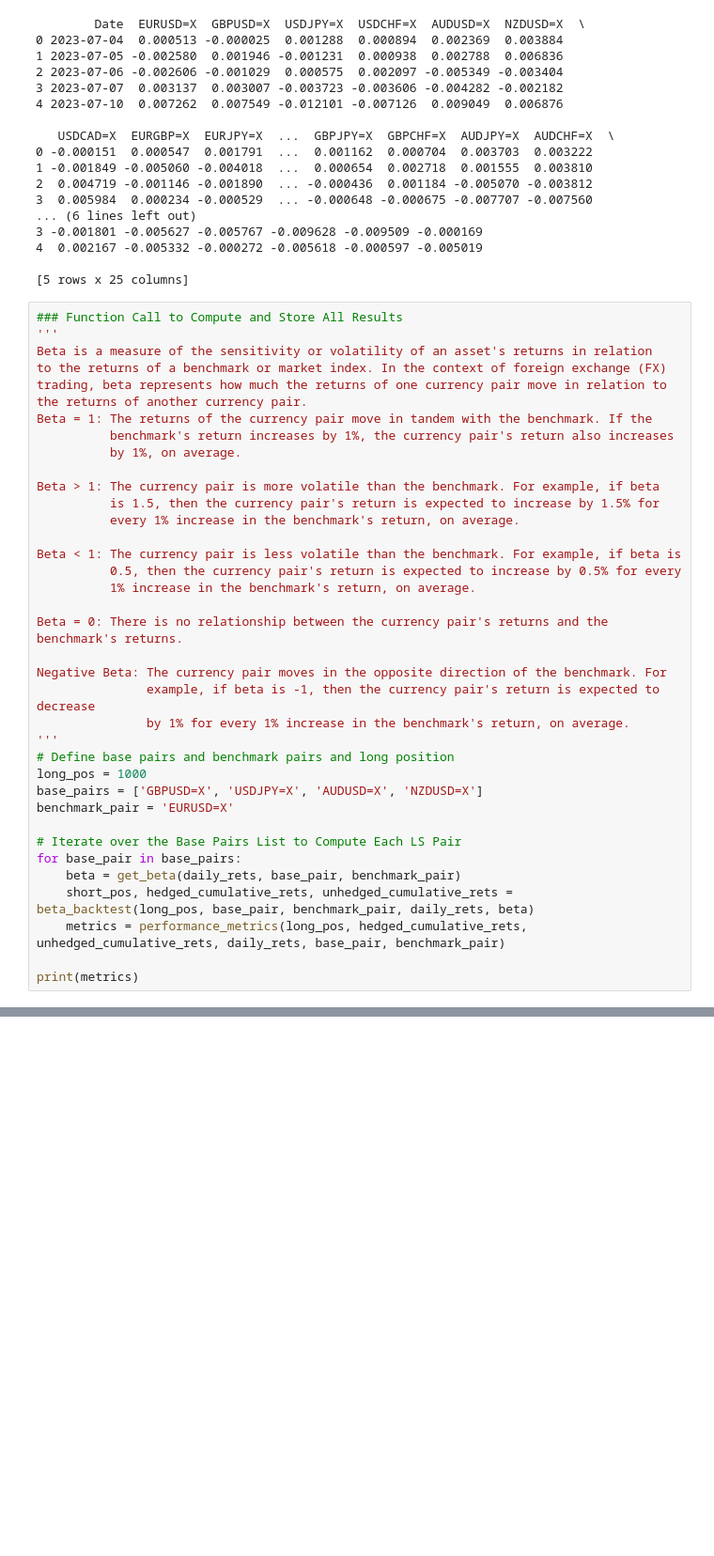
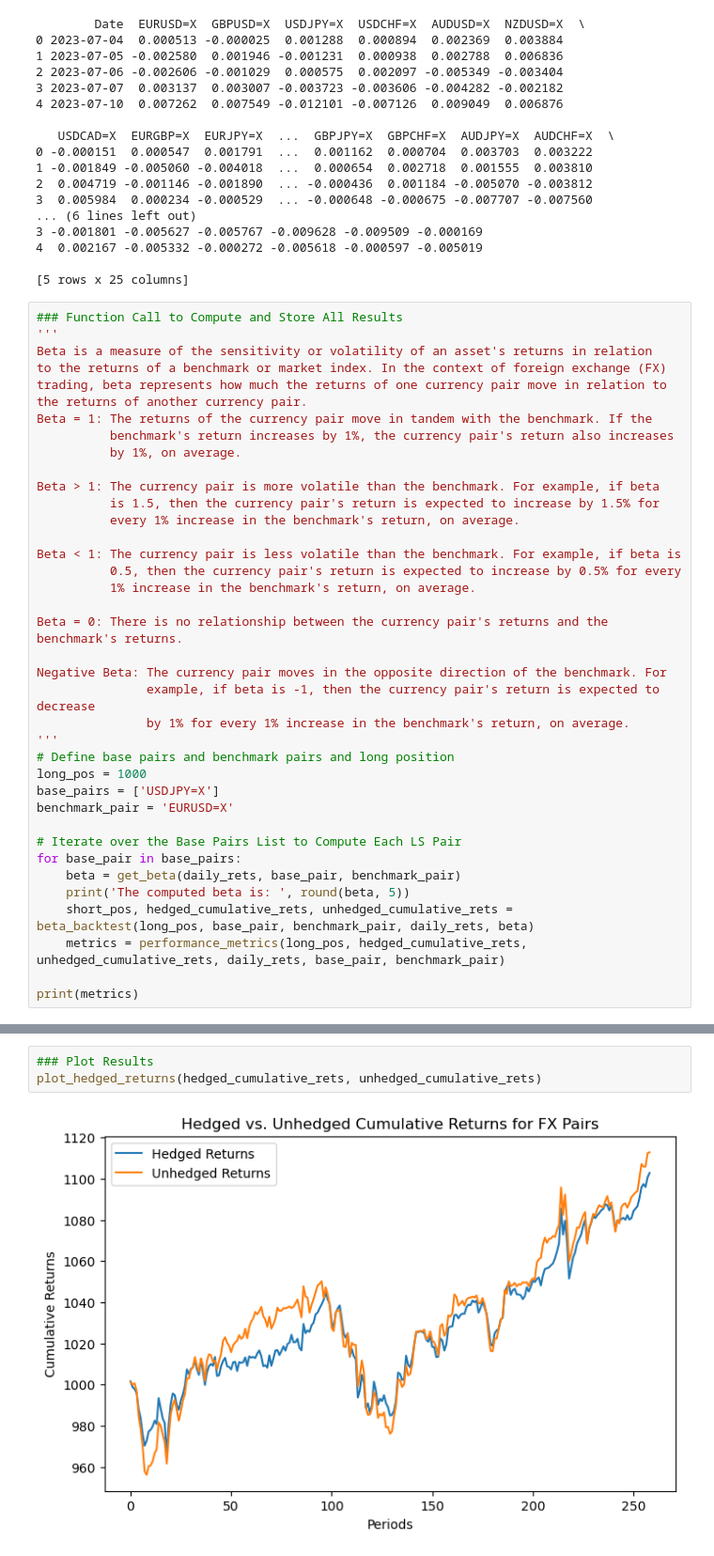
Before and after one commit to mburley127/FXHedging, a Jupyter notebook: FX_BetaHedge/BetaHedge.ipynb, the cells around one changed output, grey strips where cells are left out. Shown at 94% size. Drawn from its saved outputs; the diff is of its cells as text; blank space fills up the shorter version.

```diff
--- a/FX_BetaHedge/BetaHedge.ipynb
+++ b/FX_BetaHedge/BetaHedge.ipynb
@@ -87,12 +87,13 @@ Negative Beta: The currency pair moves in the opposite direction of the benchmar
 '''
 # Define base pairs and benchmark pairs and long position
 long_pos = 1000
-base_pairs = ['GBPUSD=X', 'USDJPY=X', 'AUDUSD=X', 'NZDUSD=X']
+base_pairs = ['USDJPY=X']
 benchmark_pair = 'EURUSD=X'
 
 # Iterate over the Base Pairs List to Compute Each LS Pair
 for base_pair in base_pairs:
     beta = get_beta(daily_rets, base_pair, benchmark_pair)
+    print('The computed beta is: ', round(beta, 5))
     short_pos, hedged_cumulative_rets, unhedged_cumulative_rets = beta_backtest(long_pos, base_pair, benchmark_pair, daily_rets, beta)
     metrics = performance_metrics(long_pos, hedged_cumulative_rets, unhedged_cumulative_rets, daily_rets, base_pair, benchmark_pair)
 
@@ -116,2 +118,7 @@ indicating that for every unit of risk, the unhedged portfolio is generating 760
 A higher Sharpe ratio typically indicates a more favorable risk-adjusted return.
 None
+# %%
+### Plot Results
+plot_hedged_returns(hedged_cumulative_rets, unhedged_cumulative_rets)
+# %% [output]
+[figure, added]
```
Also changed, not shown: parts of 2 cells of this notebook, 4 other files.
